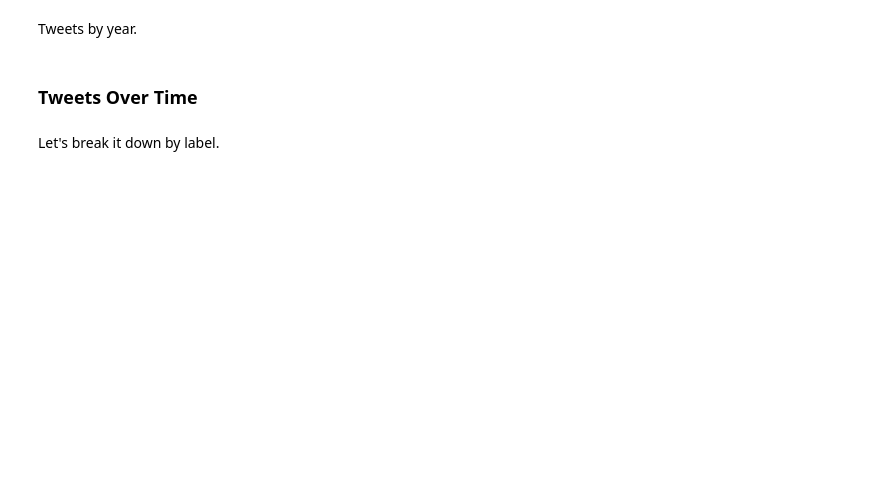
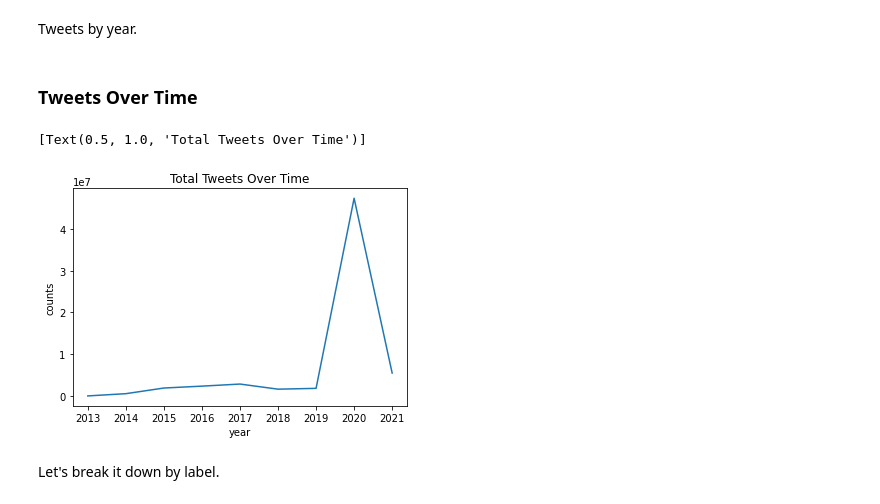
Before and after one commit to dowoma/DDS_BLM, a Jupyter notebook: data_cleaning_eda.ipynb, the cells around one changed output. Saved outputs shown, nothing was run; the diff lists cells and outputs as text; code cells hidden in the pictures; blank space fills up the shorter version.

```diff
--- a/data_cleaning_eda.ipynb
+++ b/data_cleaning_eda.ipynb
@@ -603,7 +621,7 @@ year_2019 = combine('/Users/dmusa/Documents/UCSD/2021-2022/Tweets_BLM/by_year/20
 year_2020 = combine('/Users/dmusa/Documents/UCSD/2021-2022/Tweets_BLM/by_year/2020')
 year_2021 = combine('/Users/dmusa/Documents/UCSD/2021-2022/Tweets_BLM/by_year/2021')
 # %%
-data = {'year': ['2013', '2014', '2015', '2016', '2017', '2018', '2019', '2020', '2021'],
+data = {'year': [2013, 2014, 2015, 2016, 2017, 2018, 2019, 2020, 2021],
         'counts': [len(year_2013.index), len(year_2014.index), len(year_2015.index), len(year_2016.index), len(year_2017.index),
         len(year_2018.index), len(year_2019.index), len(year_2020.index), len(year_2021.index)]}
 # %%
@@ -849,10 +1035,13 @@ tweets_by_year
 ### Tweets Over Time
 # %%
 sns.lineplot(
-    data=tweets_by_year,
+    data=total_count_by_year,
     x='year',
-    y='tweet_count',
+    y='counts',
     ).set(title = "Total Tweets Over Time")
+# %% [output]
+[Text(0.5, 1.0, 'Total Tweets Over Time')]
+[figure, added]
 # %% [markdown]
 Let's break it down by label.
 # %%
```
Also changed, not shown: parts of 55 cells of this notebook.
